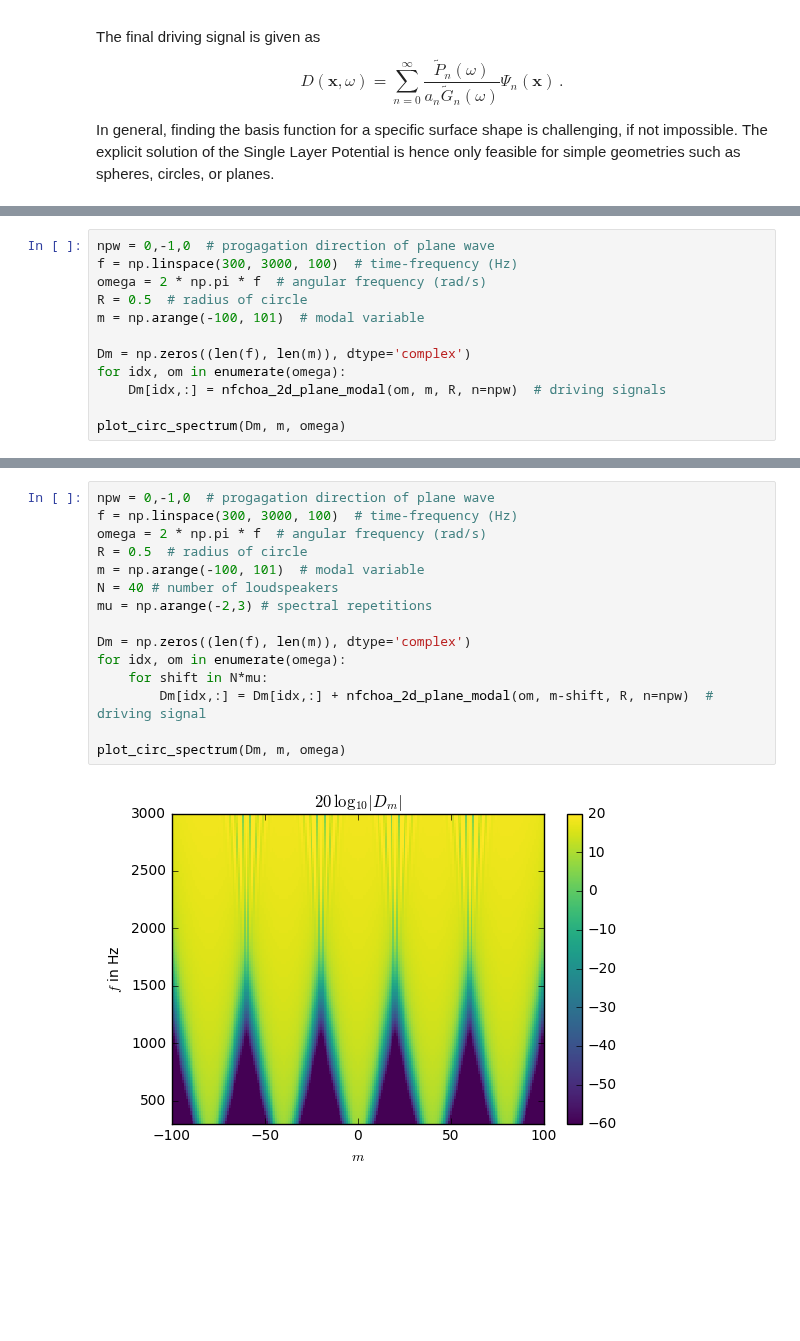
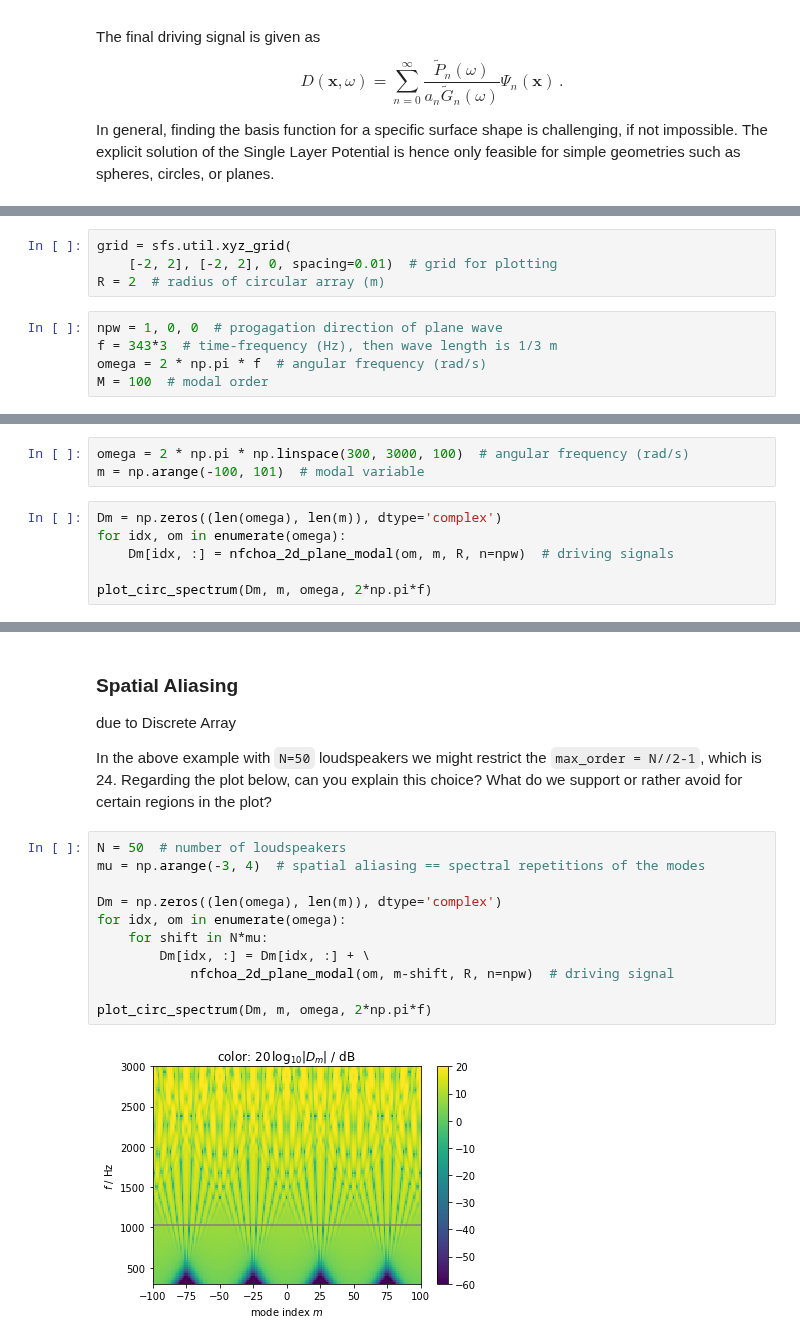
Before and after one commit to spatialaudio/selected-topics-in-audio-signal-processing-exercises, a Jupyter notebook: sound_field_synthesis.ipynb, the cells around one changed output, grey strips where cells are left out. Drawn from its saved outputs; the diff is of its cells as text; blank space fills up the shorter version.

```diff
--- a/sound_field_synthesis.ipynb
+++ b/sound_field_synthesis.ipynb
@@ -289,0 +272,9 @@ Continuous Array
+# %%
+grid = sfs.util.xyz_grid(
+    [-2, 2], [-2, 2], 0, spacing=0.01)  # grid for plotting
+R = 2  # radius of circular array (m)
+# %%
+npw = 1, 0, 0  # progagation direction of plane wave
+f = 343*3  # time-frequency (Hz), then wave length is 1/3 m
+omega = 2 * np.pi * f  # angular frequency (rad/s)
+M = 100  # modal order
@@ -290,13 +322,10 @@ Continuous Array
+# %%
+omega = 2 * np.pi * np.linspace(300, 3000, 100)  # angular frequency (rad/s)
+m = np.arange(-100, 101)  # modal variable
 # %%
-npw = 0,-1,0  # progagation direction of plane wave
-f = np.linspace(300, 3000, 100)  # time-frequency (Hz)
-omega = 2 * np.pi * f  # angular frequency (rad/s)
-R = 0.5  # radius of circle
-m = np.arange(-100, 101)  # modal variable
+Dm = np.zeros((len(omega), len(m)), dtype='complex')
+for idx, om in enumerate(omega):
+    Dm[idx, :] = nfchoa_2d_plane_modal(om, m, R, n=npw)  # driving signals
 
-Dm = np.zeros((len(f), len(m)), dtype='complex')
-for idx, om in enumerate(omega):
-    Dm[idx,:] = nfchoa_2d_plane_modal(om, m, R, n=npw)  # driving signals
-
-plot_circ_spectrum(Dm, m, omega)
+plot_circ_spectrum(Dm, m, omega, 2*np.pi*f)
 # %% [output]
@@ -306,17 +333,19 @@ Discrete Array
+# %% [markdown]
+### Spatial Aliasing
+
+due to Discrete Array
+
+In the above example with `N=50` loudspeakers we might restrict the `max_order = N//2-1`, which is 24. Regarding the plot below, can you explain this choice? What do we support or rather avoid for certain regions in the plot?
 # %%
-npw = 0,-1,0  # progagation direction of plane wave
-f = np.linspace(300, 3000, 100)  # time-frequency (Hz)
-omega = 2 * np.pi * f  # angular frequency (rad/s)
-R = 0.5  # radius of circle
-m = np.arange(-100, 101)  # modal variable
-N = 40 # number of loudspeakers
-mu = np.arange(-2,3) # spectral repetitions
+N = 50  # number of loudspeakers
+mu = np.arange(-3, 4)  # spatial aliasing == spectral repetitions of the modes
 
-Dm = np.zeros((len(f), len(m)), dtype='complex')
+Dm = np.zeros((len(omega), len(m)), dtype='complex')
 for idx, om in enumerate(omega):
     for shift in N*mu:
-        Dm[idx,:] = Dm[idx,:] + nfchoa_2d_plane_modal(om, m-shift, R, n=npw)  # driving signal
+        Dm[idx, :] = Dm[idx, :] + \
+            nfchoa_2d_plane_modal(om, m-shift, R, n=npw)  # driving signal
 
-plot_circ_spectrum(Dm, m, omega)
+plot_circ_spectrum(Dm, m, omega, 2*np.pi*f)
 # %% [output]
-[figure, old version]
+[figure, new version]
```
Also changed, not shown: parts of 19 cells of this notebook.
